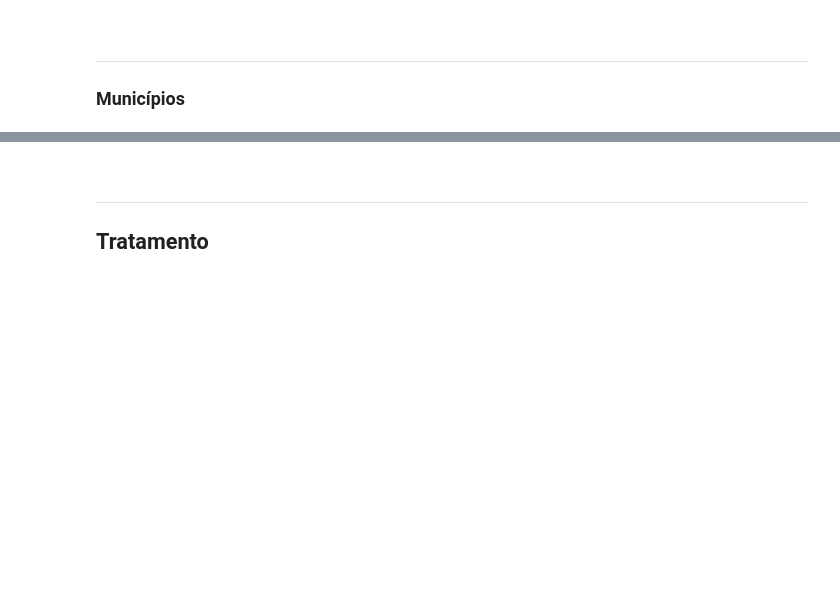
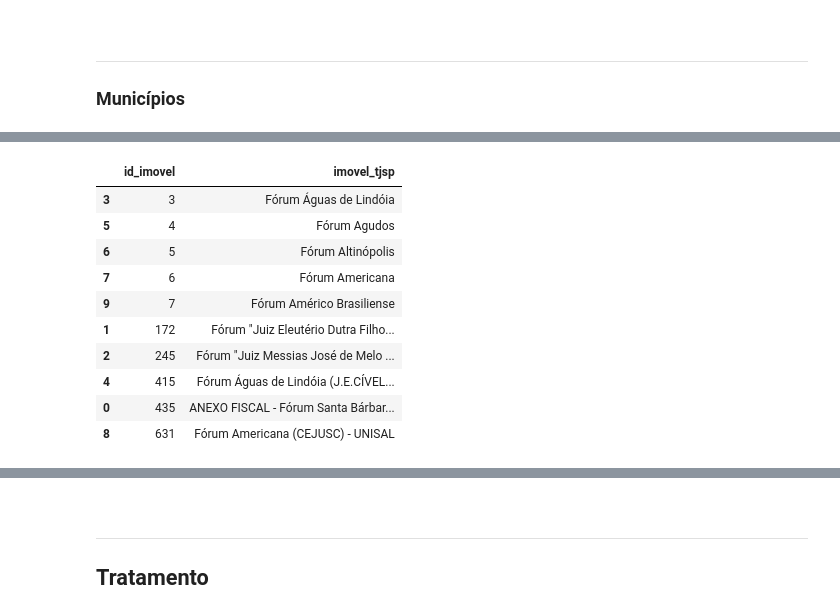
Before and after one commit to michelmetran/tjsp_unidades, a Jupyter notebook: docs/scripts/20_transform.ipynb, the cells around one changed output, grey strips where cells are left out. Cells and saved outputs as stored; diff of their text form; code cells hidden in the pictures; blank space fills up the shorter version.

```diff
--- a/docs/scripts/20_transform.ipynb
+++ b/docs/scripts/20_transform.ipynb
@@ -50,0 +111,14 @@ df_municipios.head()
+# %%
+imovel.search(termo='forum')
+# %% [output]
+|  | id_imovel | imovel_tjsp |
+| 3 | 3 | Fórum Águas de Lindóia |
+| 5 | 4 | Fórum Agudos |
+| 6 | 5 | Fórum Altinópolis |
+| 7 | 6 | Fórum Americana |
+| 9 | 7 | Fórum Américo Brasiliense |
+| 1 | 172 | Fórum "Juiz Eleutério Dutra Filho... |
+| 2 | 245 | Fórum "Juiz Messias José de Melo ... |
+| 4 | 415 | Fórum Águas de Lindóia (J.E.CÍVEL... |
+| 0 | 435 | ANEXO FISCAL - Fórum Santa Bárbar... |
+| 8 | 631 | Fórum Americana (CEJUSC) - UNISAL |
```
Also changed, not shown: parts of 12 cells of this notebook, 3 other files.
